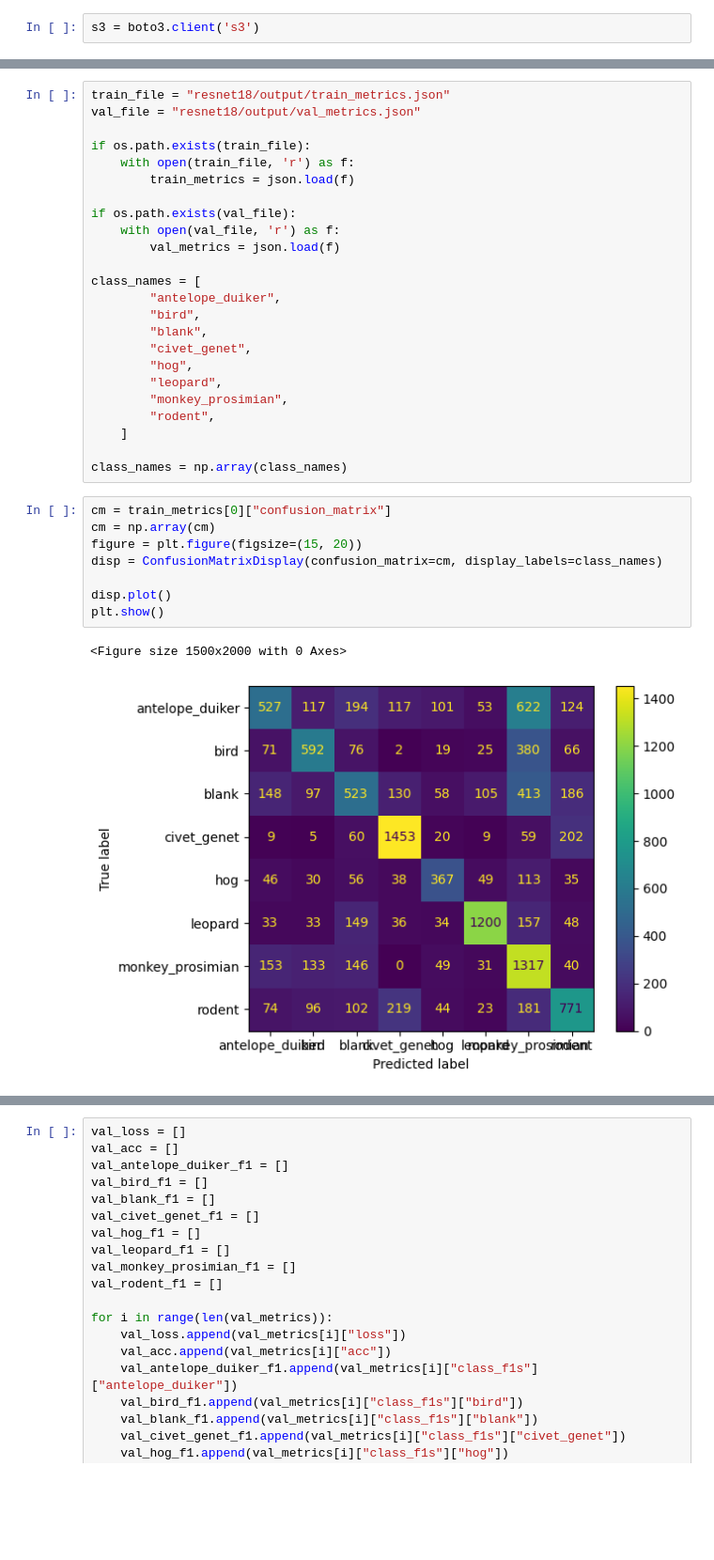
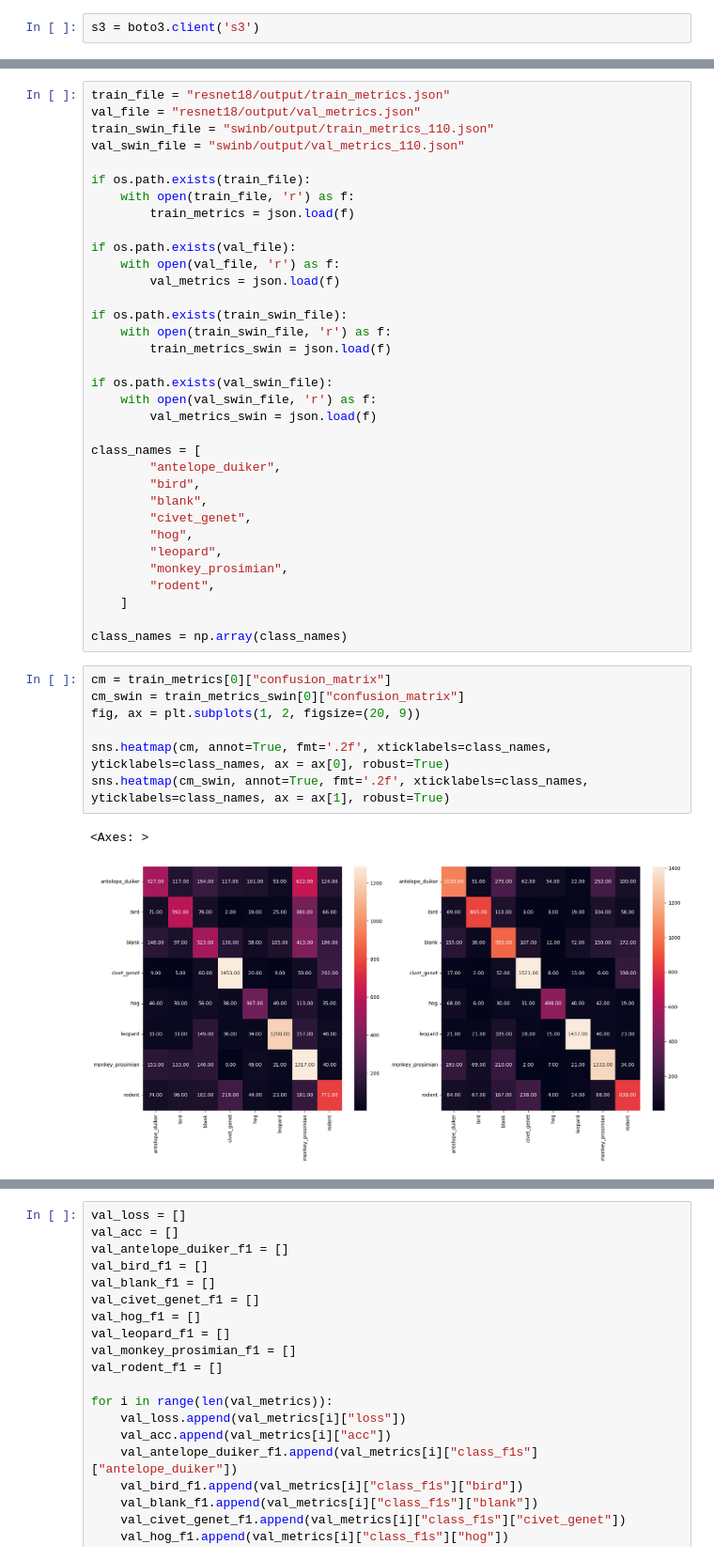
Before and after one commit to amannindra/DSS-Image-Classification, a Jupyter notebook: DSSAnimalClassification/data_analysis.ipynb, the cells around one changed output, grey strips where cells are left out. Shown at 94% size. Cells and saved outputs as stored; diff of their text form; blank space fills up the shorter version.

```diff
--- a/DSSAnimalClassification/data_analysis.ipynb
+++ b/DSSAnimalClassification/data_analysis.ipynb
@@ -119,6 +126,8 @@ df_train_data
 # %%
 train_file = "resnet18/output/train_metrics.json"
 val_file = "resnet18/output/val_metrics.json"
+train_swin_file = "swinb/output/train_metrics_110.json"
+val_swin_file = "swinb/output/val_metrics_110.json"
 
 if os.path.exists(train_file):
     with open(train_file, 'r') as f:
@@ -127,6 +136,14 @@ if os.path.exists(train_file):
 if os.path.exists(val_file):
     with open(val_file, 'r') as f:
         val_metrics = json.load(f)
+
+if os.path.exists(train_swin_file):
+    with open(train_swin_file, 'r') as f:
+        train_metrics_swin = json.load(f)
+
+if os.path.exists(val_swin_file):
+    with open(val_swin_file, 'r') as f:
+        val_metrics_swin = json.load(f)
 
 class_names = [
         "antelope_duiker",
@@ -140,16 +157,15 @@ class_names = [
     ]
 
 class_names = np.array(class_names)
-# %%
-cm = train_metrics[0]["confusion_matrix"]
-cm = np.array(cm)
-figure = plt.figure(figsize=(15, 20))
-disp = ConfusionMatrixDisplay(confusion_matrix=cm, display_labels=class_names)
-
-disp.plot()
-plt.show()
-# %% [output]
-<Figure size 1500x2000 with 0 Axes>
-[figure, removed]
+# %%
+cm = train_metrics[0]["confusion_matrix"]
+cm_swin = train_metrics_swin[0]["confusion_matrix"]
+fig, ax = plt.subplots(1, 2, figsize=(20, 9))
+
+sns.heatmap(cm, annot=True, fmt='.2f', xticklabels=class_names, yticklabels=class_names, ax = ax[0], robust=True)
+sns.heatmap(cm_swin, annot=True, fmt='.2f', xticklabels=class_names, yticklabels=class_names, ax = ax[1], robust=True)
+# %% [output]
+<Axes: >
+[figure, added]
 # %%
 cm = train_metrics[9]["confusion_matrix"]
```
Also changed, not shown: parts of 30 cells of this notebook, 15 other files.
